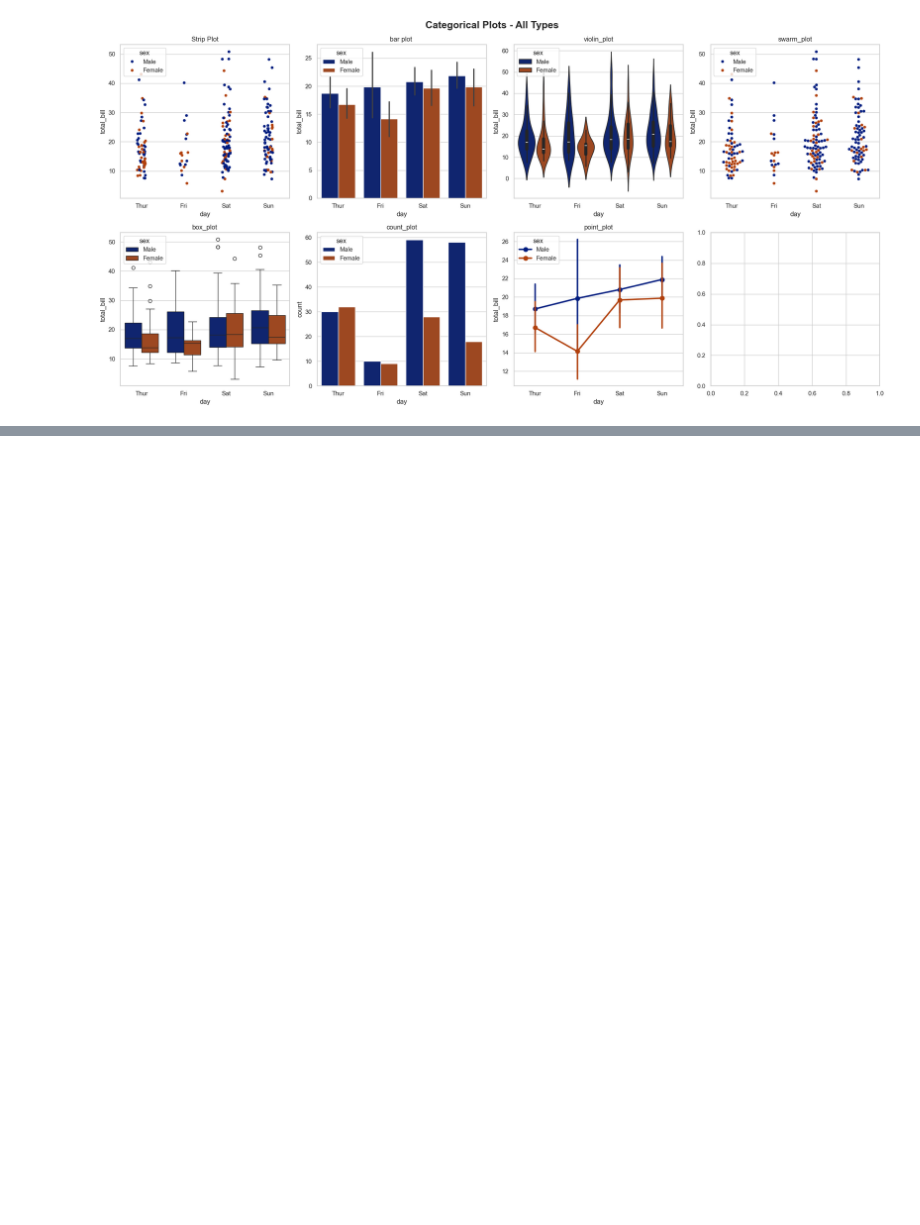
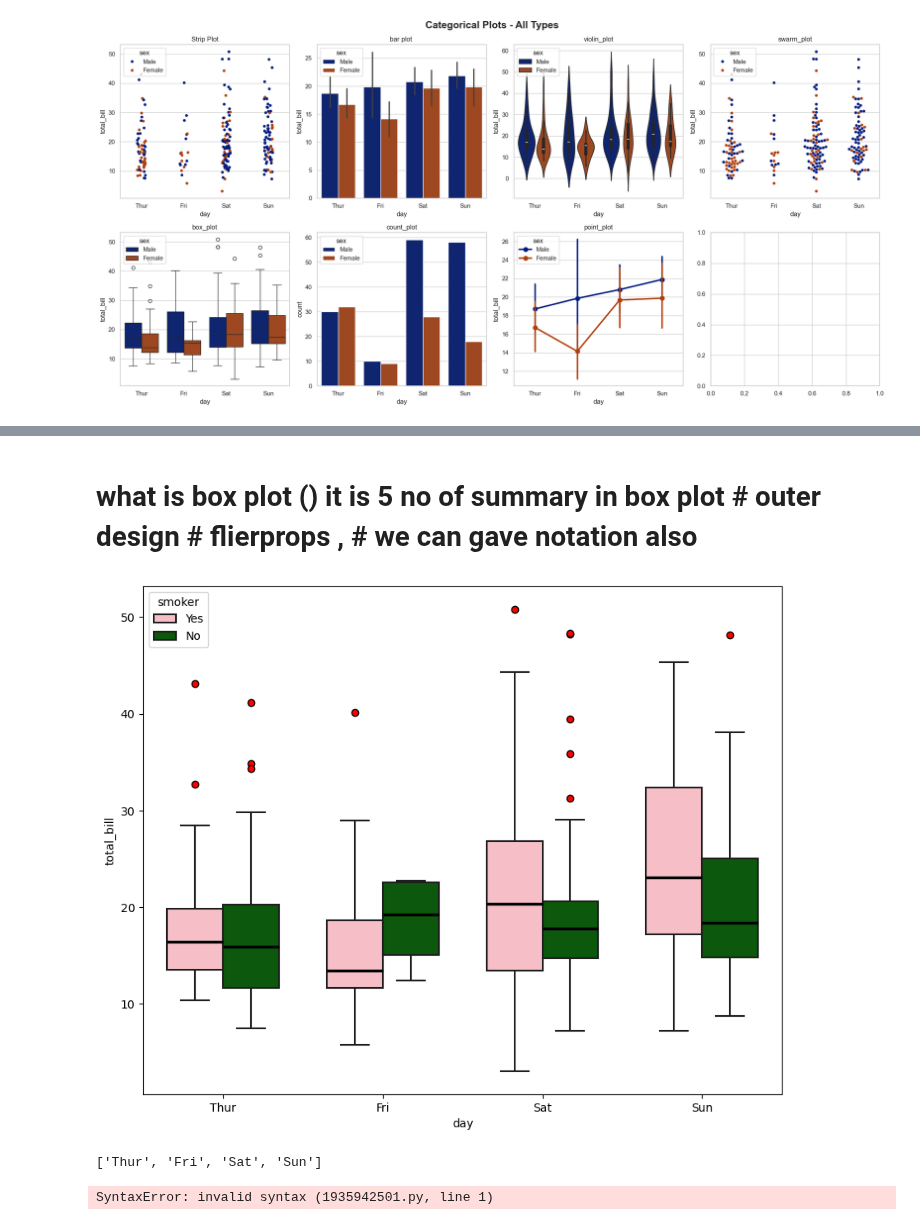
Before and after one commit to Nayan1s62/python-data-science-practice-365, a Jupyter notebook: Day-25/Seaborn_task.ipynb, the cells around one changed output, grey strips where cells are left out. Cells and saved outputs as stored; diff of their text form; code cells hidden in the pictures; blank space fills up the shorter version.

```diff
--- a/Day-25/Seaborn_task.ipynb
+++ b/Day-25/Seaborn_task.ipynb
@@ -174,0 +219,32 @@ sns.catplot(data = tips,
+# %% [markdown]
+# what is box plot ()  it is 5 no of summary in box plot # outer design # flierprops , # we can gave notation also
+# %%
+# Create the figsize
+plt.figure(figsize=(10, 8))
+
+# Create the advanced box plot
+sns.boxplot(
+    data=tips,
+    x="day",
+    y="total_bill",
+    hue="smoker",
+    palette=["lightpink", "darkgreen"],
+    width=0.7,
+    linewidth=1.5,
+
+    # Style outliers      in graph
+    flierprops={
+        "marker": "o",
+        "markerfacecolor": "red",
+        "markeredgecolor": "black",
+        "markersize": 6,
+
+    },
+    medianprops = {   # median line style
+        'color': 'black',
+        'linewidth': 2.5}
+)
+
+plt.show()
+# %% [output]
+[figure, added]
@@ -174,0 +284,13 @@ sns.catplot(data = tips,
+# %%
+# i want to find the median of days
+# create the anotation
+days = ['Thur','Fri','Sat','Sun']
+
+median = [tips ['day']==tips ['total_bill']for d in days ]
+median
+# %% [output]
+['Thur', 'Fri', 'Sat', 'Sun']
+# %%
+tips [tips['day']==d]tips ['total_bill'].median()for i in days
+# %% [output]
+SyntaxError: invalid syntax (1935942501.py, line 1)
```
Also changed, not shown: parts of 15 cells of this notebook.
